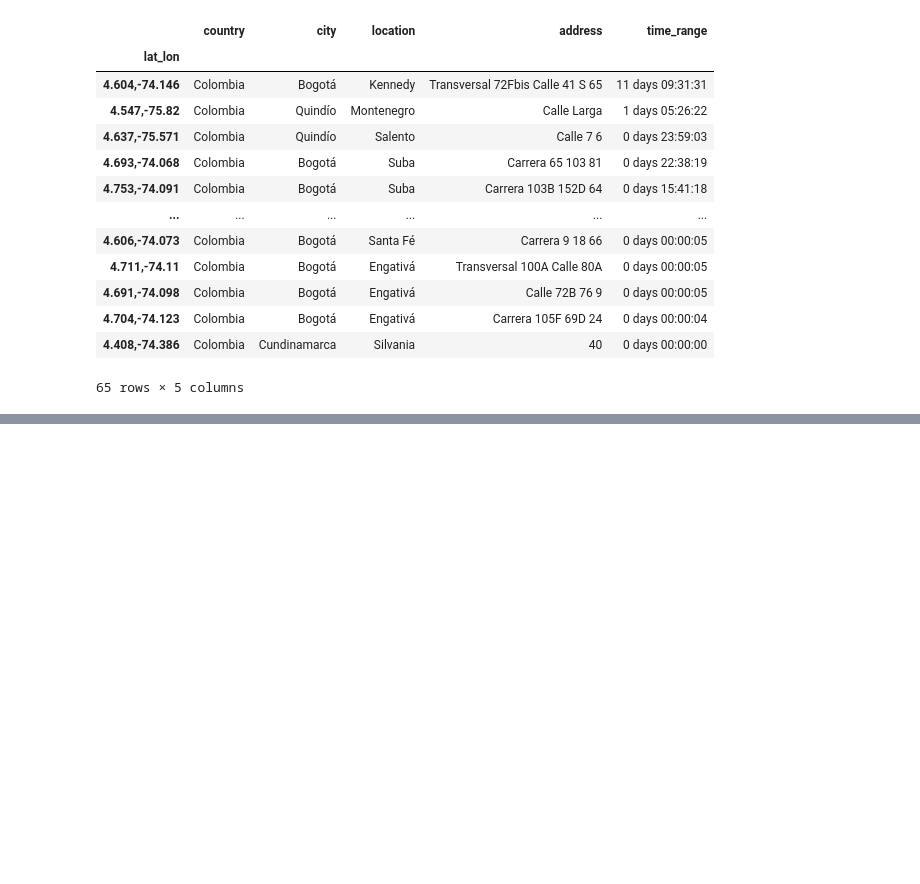
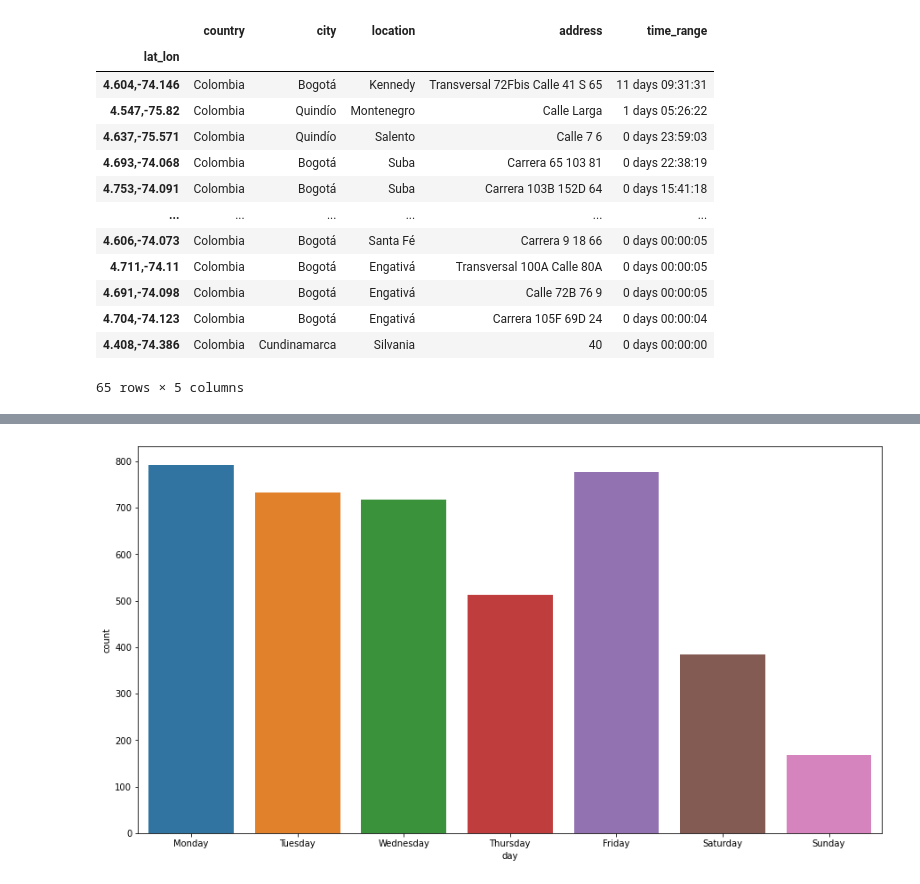
Before and after one commit to AlejoB13C/rastreo-satelital, a Jupyter notebook: notebooks/0.1-Basic-EDA.ipynb, the cells around one changed output, grey strips where cells are left out. Drawn from its saved outputs; the diff is of its cells as text; code cells hidden in the pictures; blank space fills up the shorter version.

```diff
--- a/notebooks/0.1-Basic-EDA.ipynb
+++ b/notebooks/0.1-Basic-EDA.ipynb
@@ -226,0 +237,7 @@ df_vel_0[df_vel_0['ignition'] != True].groupby(['lat_lon'])\
+# %%
+fig, ax = plt.subplots(figsize=(15,8))
+sns.countplot(data=df_traffic_days.reset_index(), x='day', ax=ax)
+ax.set_xticklabels(calendar.day_name)
+plt.show();
+# %% [output]
+[figure, added]
```
Also changed, not shown: parts of 12 cells of this notebook.
